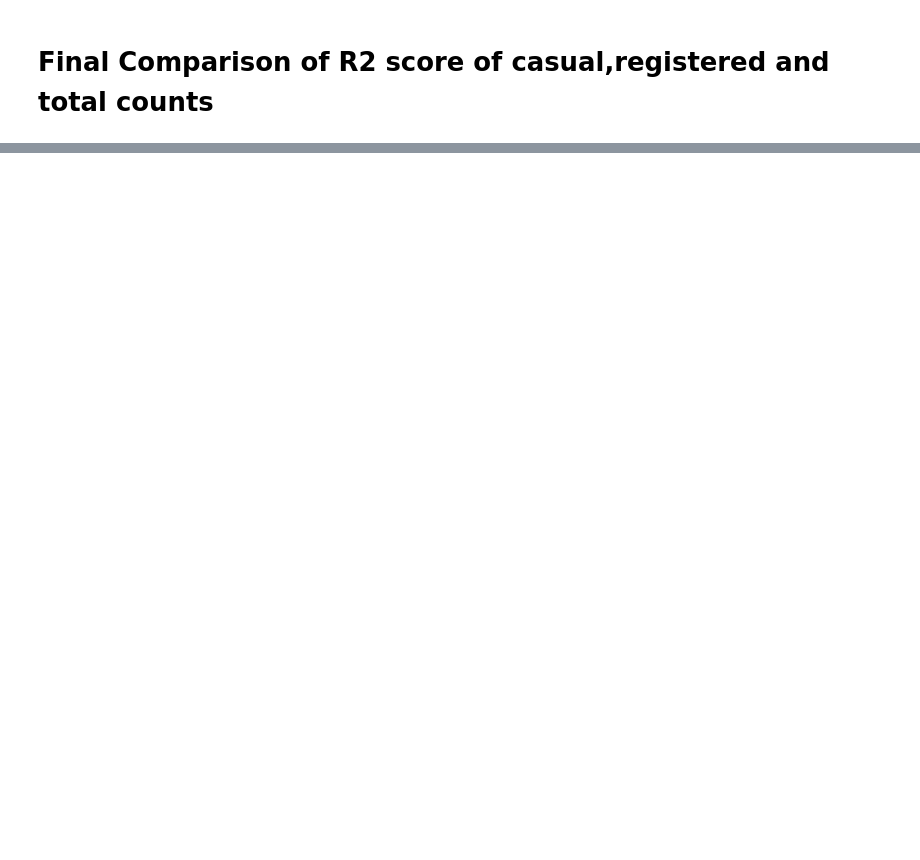
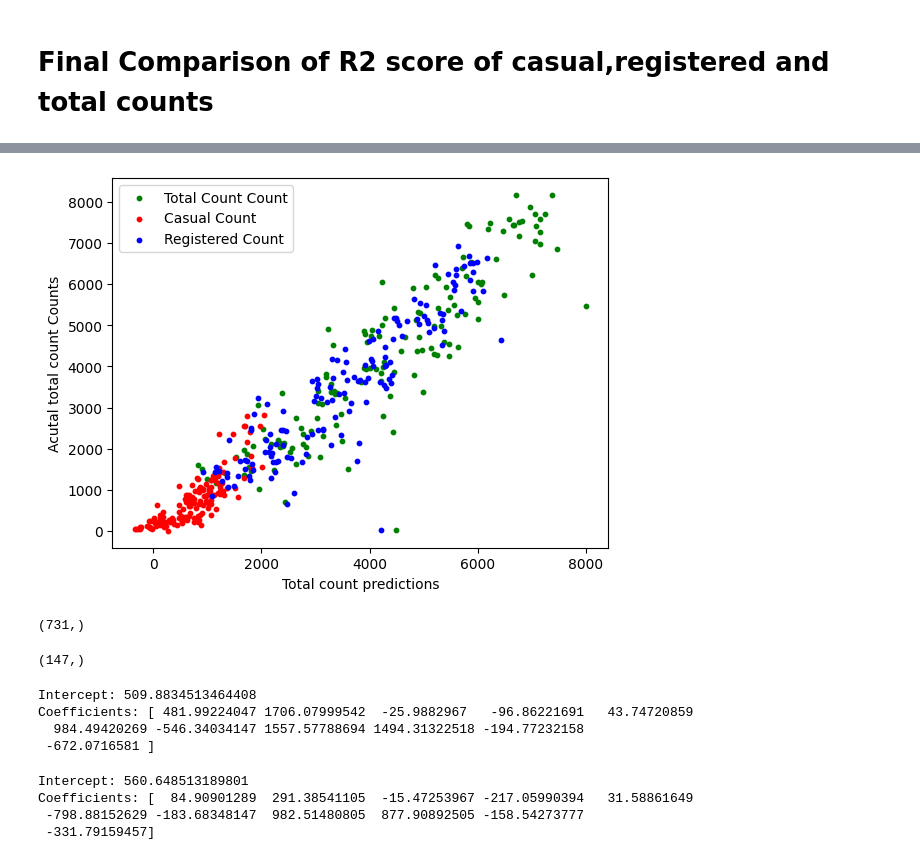
Before and after one commit to pandaiscodingcpu/Archit_CodeAI-Tasks, a Jupyter notebook: regression_model.ipynb, the cells around one changed output, grey strips where cells are left out. Drawn from its saved outputs; the diff is of its cells as text; code cells hidden in the pictures; blank space fills up the shorter version.

Commit message:
Updated model

```diff
--- a/regression_model.ipynb
+++ b/regression_model.ipynb
@@ -564,0 +633,34 @@ np.int64(1489)
+# %%
+plt.xlabel("Total count predictions")
+plt.ylabel("Acutal total count Counts")
+plt.scatter(cnt_predictions,y_test_cnt,10,color="g",label="Total Count Count")
+plt.scatter(cas_predictions,y_test_cas,10,color="r",label="Casual Count")
+plt.scatter(reg_predictions,y_test_reg,10,color="b",label="Registered Count")
+plt.legend()
+plt.show()
+# %% [output]
+[figure, added]
+# %%
+df['cnt'].shape
+# %% [output]
+(731,)
+# %%
+cnt_predictions.shape
+# %% [output]
+(147,)
+# %%
+print("Intercept:", ridge_model_reg.intercept_)
+print("Coefficients:", ridge_model_reg.coef_)
+# %% [output]
+Intercept: 509.8834513464408
+Coefficients: [ 481.99224047 1706.07999542  -25.9882967   -96.86221691   43.74720859
+  984.49420269 -546.34034147 1557.57788694 1494.31322518 -194.77232158
+ -672.0716581 ]
+# %%
+print("Intercept:", ridge_model_cas.intercept_)
+print("Coefficients:", ridge_model_cas.coef_)
+# %% [output]
+Intercept: 560.648513189801
+Coefficients: [  84.90901289  291.38541105  -15.47253967 -217.05990394   31.58861649
+ -798.88152629 -183.68348147  982.51480805  877.90892505 -158.54273777
+ -331.79159457]
```
Also changed, not shown: parts of 18 cells of this notebook.
